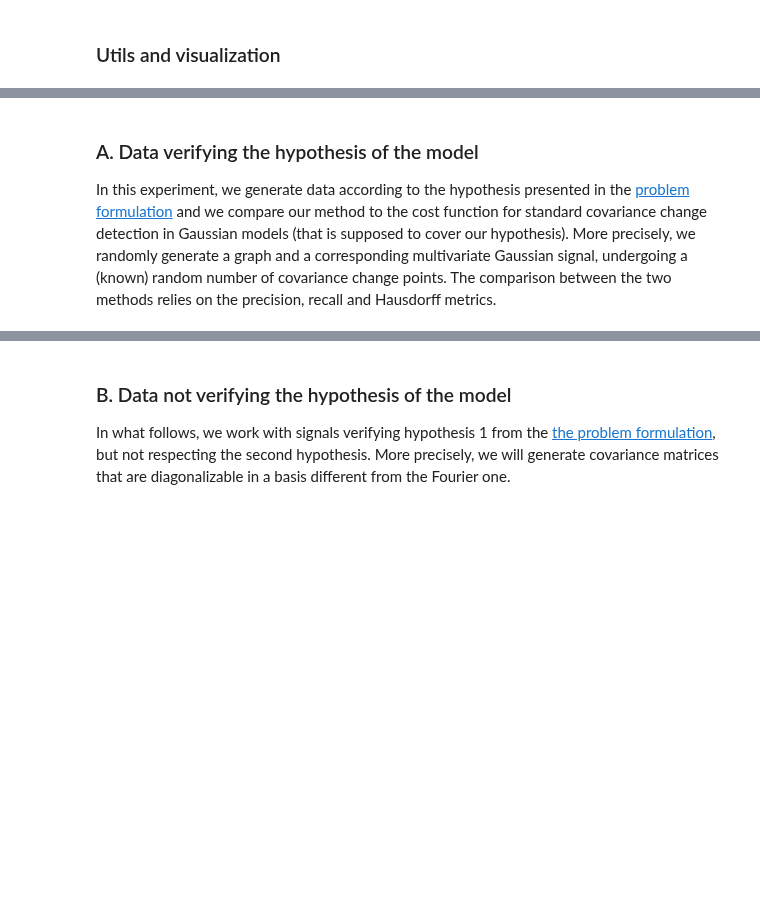
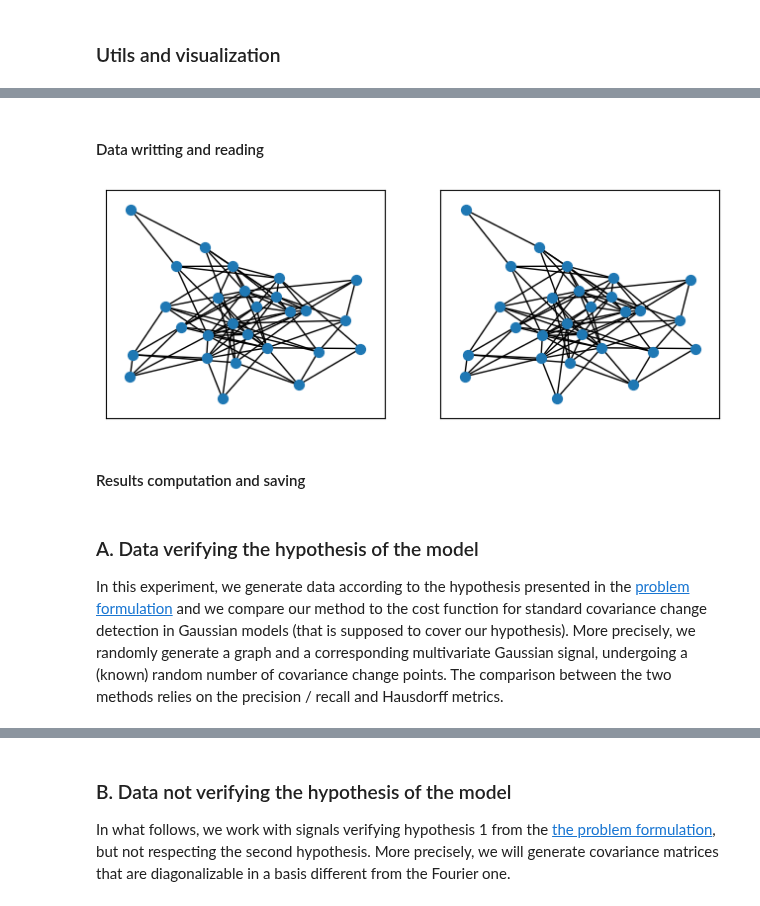
Before and after one commit to evenmatencio/graph-signals-change-point-detection, a Jupyter notebook: covariance_matrix_cpd.ipynb, the cells around one changed output, grey strips where cells are left out. Drawn from its saved outputs; the diff is of its cells as text; code cells hidden in the pictures; blank space fills up the shorter version.

```diff
--- a/covariance_matrix_cpd.ipynb
+++ b/covariance_matrix_cpd.ipynb
@@ -200,3 +224,5 @@ def draw_bkps_with_gap_constraint(n_samples, bkps_gap, bkps_rng, max_tries=10000
         n_tries+=1
     bkps.sort()
     return bkps + [n_samples]
+# %% [markdown]
+#### Data writting and reading
@@ -203,3 +247,24 @@ def draw_bkps_with_gap_constraint(n_samples, bkps_gap, bkps_rng, max_tries=10000
+# %%
+# Creation of a random graph
+nx_graph_seed = 2
+graph_seed = 2
+graph_rng = np.random.default_rng(seed=graph_seed)
+G = generate_random_er_graphs(graph_rng, nx_graph_seed)
+
+# Writting and reading of the graph
+nx.write_adjlist(G, "data/synthetic_data/test/test.adjlist")
+G2 = nx.read_adjlist("data/synthetic_data/test/test.adjlist")
+
+# Plotting the two graphs, using the same coord to check if no re-labelling happen
+fig, axes = plt.subplots(1, 2, figsize=(8, 3))
+coord = nx.spring_layout(G, seed=0)
+coord2 = {str(key): val for key, val in coord.items()}
+nx.draw_networkx(G, with_labels=False, pos=coord, node_size=50, ax=axes[0])
+nx.draw_networkx(G2, with_labels=False, pos=coord2, node_size=50, ax=axes[1])
+# %% [output]
+[figure, added]
+# %% [markdown]
+#### Results computation and saving
 # %%
 from ruptures.metrics import precision_recall
 from ruptures.metrics import hausdorff
@@ -234,5 +293,5 @@ def save_results(results_per_models, stats, dir, comment=''):
 # %% [markdown]
 ### A. Data verifying the hypothesis of the model
 
-In this experiment, we generate data according to the hypothesis presented in the [problem formulation](#problem-formulation) and we compare our method to the cost function for standard covariance change detection in Gaussian models (that is supposed to cover our hypothesis). More precisely, we randomly generate a graph and a corresponding multivariate Gaussian signal, undergoing a (known) random number of covariance change points. The comparison between the two methods relies on the precision, recall and Hausdorff metrics.
+In this experiment, we generate data according to the hypothesis presented in the [problem formulation](#problem-formulation) and we compare our method to the cost function for standard covariance change detection in Gaussian models (that is supposed to cover our hypothesis). More precisely, we randomly generate a graph and a corresponding multivariate Gaussian signal, undergoing a (known) random number of covariance change points. The comparison between the two methods relies on the precision / recall and Hausdorff metrics.
 # %%
```
Also changed, not shown: parts of 24 cells of this notebook.
